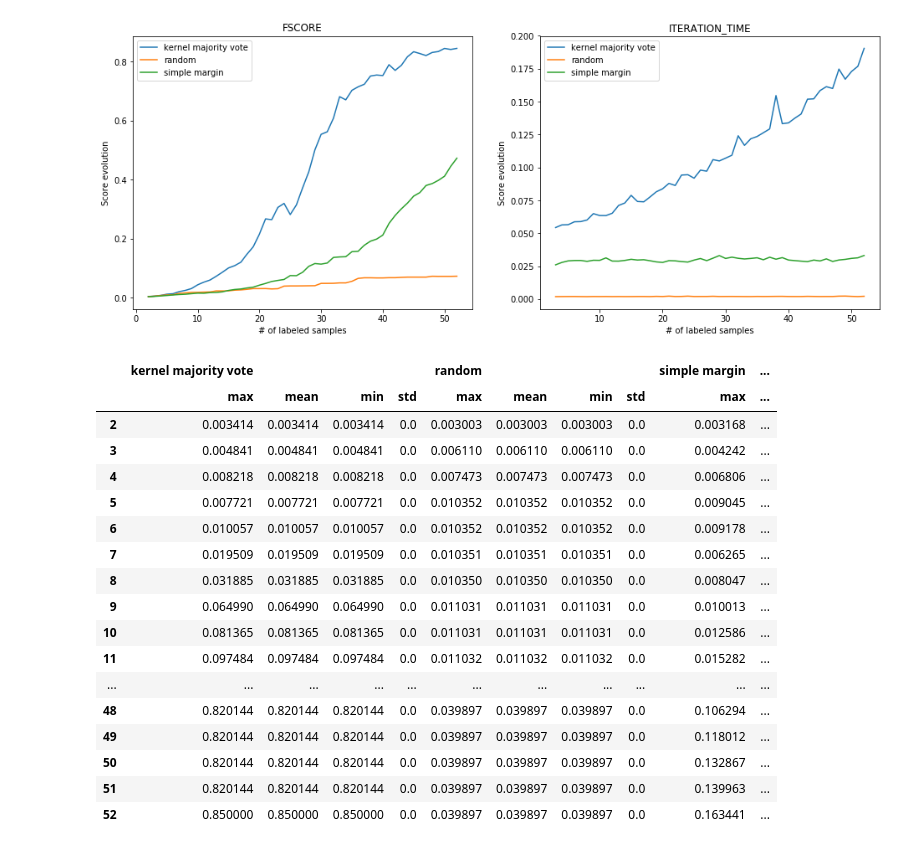
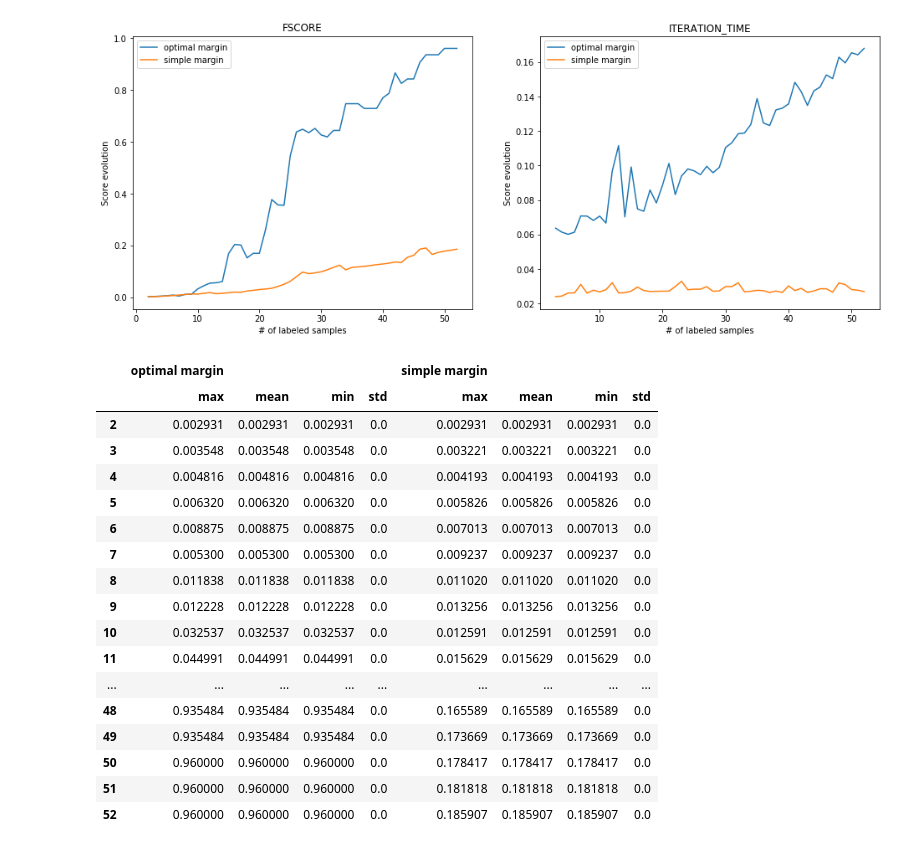
Before and after one commit to AIDEmeProject/PythonMiddleware, a Jupyter notebook: notebooks/svm test.ipynb, the cells around one changed output. Saved outputs shown, nothing was run; the diff lists cells and outputs as text; code cells hidden in the pictures.

```diff
--- a/notebooks/svm test.ipynb
+++ b/notebooks/svm test.ipynb
@@ -19,68 +19,60 @@ y_iris = user_iris.get_label(X_iris, update_counter=False)
 X_housing, user_housing = get_dataset_and_user('housing')
 y_housing = user_housing.get_label(X_housing, update_counter=False)
 
-X_sdss, user_sdss = get_dataset_and_user('sdss_Q1.1')
+X_sdss, user_sdss = get_dataset_and_user('sdss_Q2.1')
 # %%
 from src.active_learning.svm import SimpleMargin, SolverMethod, OptimalMargin
 from src.active_learning.linear import LinearMajorityVote, KernelMajorityVote
 from src.active_learning.agnostic import RandomLearner
 from src.showdown import Showdown
 from src.plotting import plot_showdown
 from src.initial_sampling import StratifiedSampler
 from sklearn.svm import SVC
 
 user_housing.max_iter = 35
 user_iris.max_iter = 10
 user_sdss.max_iter = 50
 
 active_learners_list = [
-    ("random", RandomLearner(SVC(C=100000, kernel='rbf')), StratifiedSampler(1,1)),
-    #("optimal linear", OptimalMargin(C=100000, kind='linear', kernel='linear', chain_length=40, sample_size=16)),
-    ("kernel majority vote", KernelMajorityVote(chain_length=25, sample_size=16), StratifiedSampler(1,1)),
-    ("simple margin", SimpleMargin(kind='kernel', kernel='rbf', C=100000), StratifiedSampler(1,1)),
-    #('cholesky CL=50', OptimalMargin(C=100, kind='kernel', kernel='rbf', chain_length=50, factorization_type='cholesky')),
-    #('diag th=0.9 CL=50', OptimalMargin(C=1000, kind='linear', kernel='rbf', chain_length=50, sample_size=8, threshold=0.9, factorization_type='diagonalize'), StratifiedSampler(1,1)),
-    #('diag th=0.9 CL=50 SS=8', OptimalMargin(C=100, kind='kernel', kernel='rbf', chain_length=50, sample_size=8, threshold=0.9, factorization_type='diagonalize')),
-    #('diag th=0.9 CL=50, SS=16', OptimalMargin(C=100, kind='kernel', kernel='rbf', chain_length=50, sample_size=16, threshold=0.9, factorization_type='diagonalize')),
-    #('linear majority', LinearMajorityVote(chain_length=50, sample_size=8), StratifiedSampler(1,1))
+    #("random", RandomLearner(SVC(C=1000, kernel='rbf', class_weight='balanced'))),
+    ("optimal margin", OptimalMargin(chain_length=25, sample_size=16, kind='kernel', kernel='rbf', C=100000)),
+    ("simple margin", SimpleMargin(kind='kernel', kernel='rbf', C=100000)),
 ]
 
 datasets_list = [
-     ('sdss', X_sdss, user_sdss)
+    ('sdss', X_sdss, user_sdss)
     #("housing", X_housing, user_housing),
-    #("iris", X_iris, user_iris),
-    #('gauss', X_gaussian, user_gaussian)
+    #("iris", X_iris, user_iris)
 ]
-
-times = 10
+times = 1
 showdown = Showdown()
-output = showdown.run(datasets_list, active_learners_list, times)
+output = showdown.run(datasets_list, active_learners_list, times, StratifiedSampler(1,1))
 
 #print(output.head())
 plot_showdown(output, times, metrics_list=['fscore', 'iteration_time'])
 # %% [output]
-[figure, old version]
+[figure, new version]
 # %%
 output['sdss']['fscore']
 # %% [output]
-|  | kernel majority vote |  |  |  | random |  |  |  | simple margin | ... |
-|  | max | mean | min | std | max | mean | min | std | max | ... |
-| 2 | 0.003414 | 0.003414 | 0.003414 | 0.0 | 0.003003 | 0.003003 | 0.003003 | 0.0 | 0.003168 | ... |
-| 3 | 0.004841 | 0.004841 | 0.004841 | 0.0 | 0.006110 | 0.006110 | 0.006110 | 0.0 | 0.004242 | ... |
-| 4 | 0.008218 | 0.008218 | 0.008218 | 0.0 | 0.007473 | 0.007473 | 0.007473 | 0.0 | 0.006806 | ... |
-| 5 | 0.007721 | 0.007721 | 0.007721 | 0.0 | 0.010352 | 0.010352 | 0.010352 | 0.0 | 0.009045 | ... |
-| 6 | 0.010057 | 0.010057 | 0.010057 | 0.0 | 0.010352 | 0.010352 | 0.010352 | 0.0 | 0.009178 | ... |
-| 7 | 0.019509 | 0.019509 | 0.019509 | 0.0 | 0.010351 | 0.010351 | 0.010351 | 0.0 | 0.006265 | ... |
-| 8 | 0.031885 | 0.031885 | 0.031885 | 0.0 | 0.010350 | 0.010350 | 0.010350 | 0.0 | 0.008047 | ... |
-| 9 | 0.064990 | 0.064990 | 0.064990 | 0.0 | 0.011031 | 0.011031 | 0.011031 | 0.0 | 0.010013 | ... |
-| 10 | 0.081365 | 0.081365 | 0.081365 | 0.0 | 0.011031 | 0.011031 | 0.011031 | 0.0 | 0.012586 | ... |
-| 11 | 0.097484 | 0.097484 | 0.097484 | 0.0 | 0.011032 | 0.011032 | 0.011032 | 0.0 | 0.015282 | ... |
-| ... | ... | ... | ... | ... | ... | ... | ... | ... | ... | ... |
-| 48 | 0.820144 | 0.820144 | 0.820144 | 0.0 | 0.039897 | 0.039897 | 0.039897 | 0.0 | 0.106294 | ... |
-| 49 | 0.820144 | 0.820144 | 0.820144 | 0.0 | 0.039897 | 0.039897 | 0.039897 | 0.0 | 0.118012 | ... |
-| 50 | 0.820144 | 0.820144 | 0.820144 | 0.0 | 0.039897 | 0.039897 | 0.039897 | 0.0 | 0.132867 | ... |
-| 51 | 0.820144 | 0.820144 | 0.820144 | 0.0 | 0.039897 | 0.039897 | 0.039897 | 0.0 | 0.139963 | ... |
-| 52 | 0.850000 | 0.850000 | 0.850000 | 0.0 | 0.039897 | 0.039897 | 0.039897 | 0.0 | 0.163441 | ... |
+|  | optimal margin |  |  |  | simple margin |  |  |  |
+|  | max | mean | min | std | max | mean | min | std |
+| 2 | 0.002931 | 0.002931 | 0.002931 | 0.0 | 0.002931 | 0.002931 | 0.002931 | 0.0 |
+| 3 | 0.003548 | 0.003548 | 0.003548 | 0.0 | 0.003221 | 0.003221 | 0.003221 | 0.0 |
+| 4 | 0.004816 | 0.004816 | 0.004816 | 0.0 | 0.004193 | 0.004193 | 0.004193 | 0.0 |
+| 5 | 0.006320 | 0.006320 | 0.006320 | 0.0 | 0.005826 | 0.005826 | 0.005826 | 0.0 |
+| 6 | 0.008875 | 0.008875 | 0.008875 | 0.0 | 0.007013 | 0.007013 | 0.007013 | 0.0 |
+| 7 | 0.005300 | 0.005300 | 0.005300 | 0.0 | 0.009237 | 0.009237 | 0.009237 | 0.0 |
+| 8 | 0.011838 | 0.011838 | 0.011838 | 0.0 | 0.011020 | 0.011020 | 0.011020 | 0.0 |
+| 9 | 0.012228 | 0.012228 | 0.012228 | 0.0 | 0.013256 | 0.013256 | 0.013256 | 0.0 |
+| 10 | 0.032537 | 0.032537 | 0.032537 | 0.0 | 0.012591 | 0.012591 | 0.012591 | 0.0 |
+| 11 | 0.044991 | 0.044991 | 0.044991 | 0.0 | 0.015629 | 0.015629 | 0.015629 | 0.0 |
+| ... | ... | ... | ... | ... | ... | ... | ... | ... |
+| 48 | 0.935484 | 0.935484 | 0.935484 | 0.0 | 0.165589 | 0.165589 | 0.165589 | 0.0 |
+| 49 | 0.935484 | 0.935484 | 0.935484 | 0.0 | 0.173669 | 0.173669 | 0.173669 | 0.0 |
+| 50 | 0.960000 | 0.960000 | 0.960000 | 0.0 | 0.178417 | 0.178417 | 0.178417 | 0.0 |
+| 51 | 0.960000 | 0.960000 | 0.960000 | 0.0 | 0.181818 | 0.181818 | 0.181818 | 0.0 |
+| 52 | 0.960000 | 0.960000 | 0.960000 | 0.0 | 0.185907 | 0.185907 | 0.185907 | 0.0 |
 # %%
 from datetime import datetime
 
```
Also changed, not shown: parts of 1 cell of this notebook, 11 other files.
